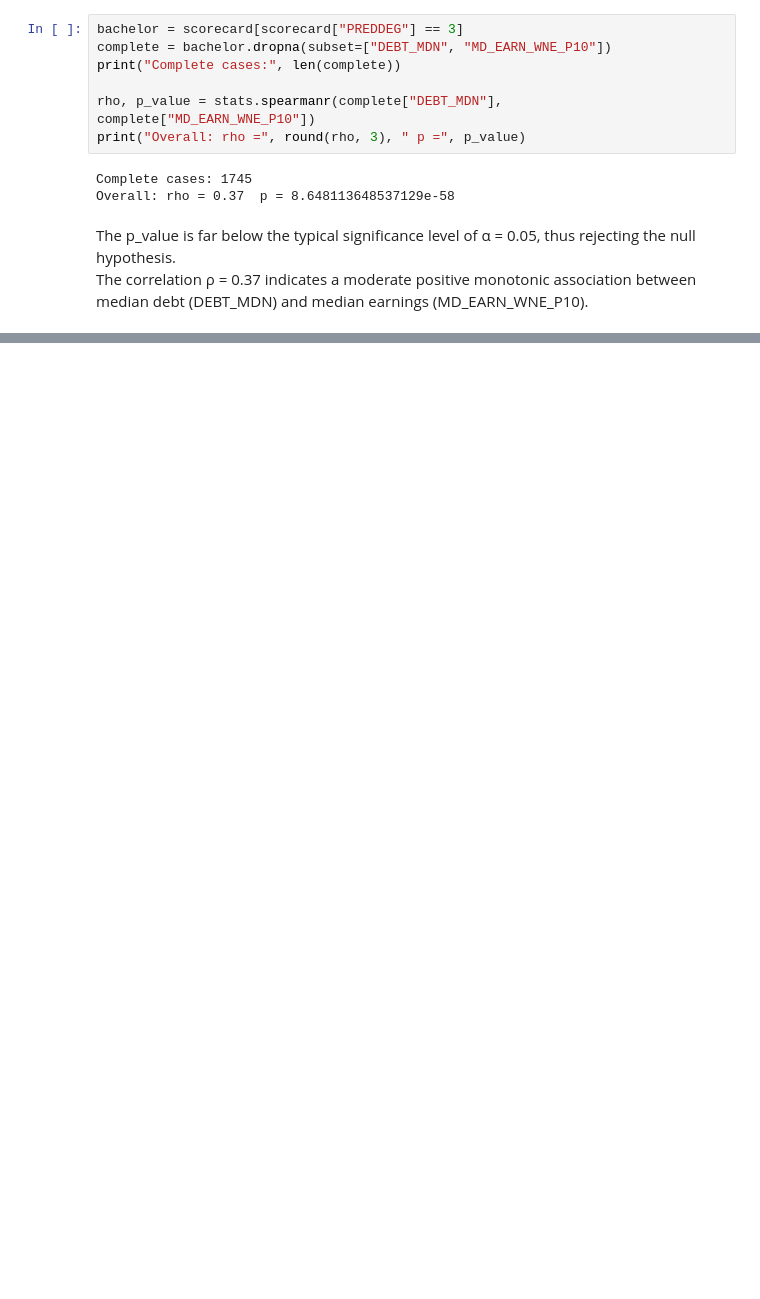
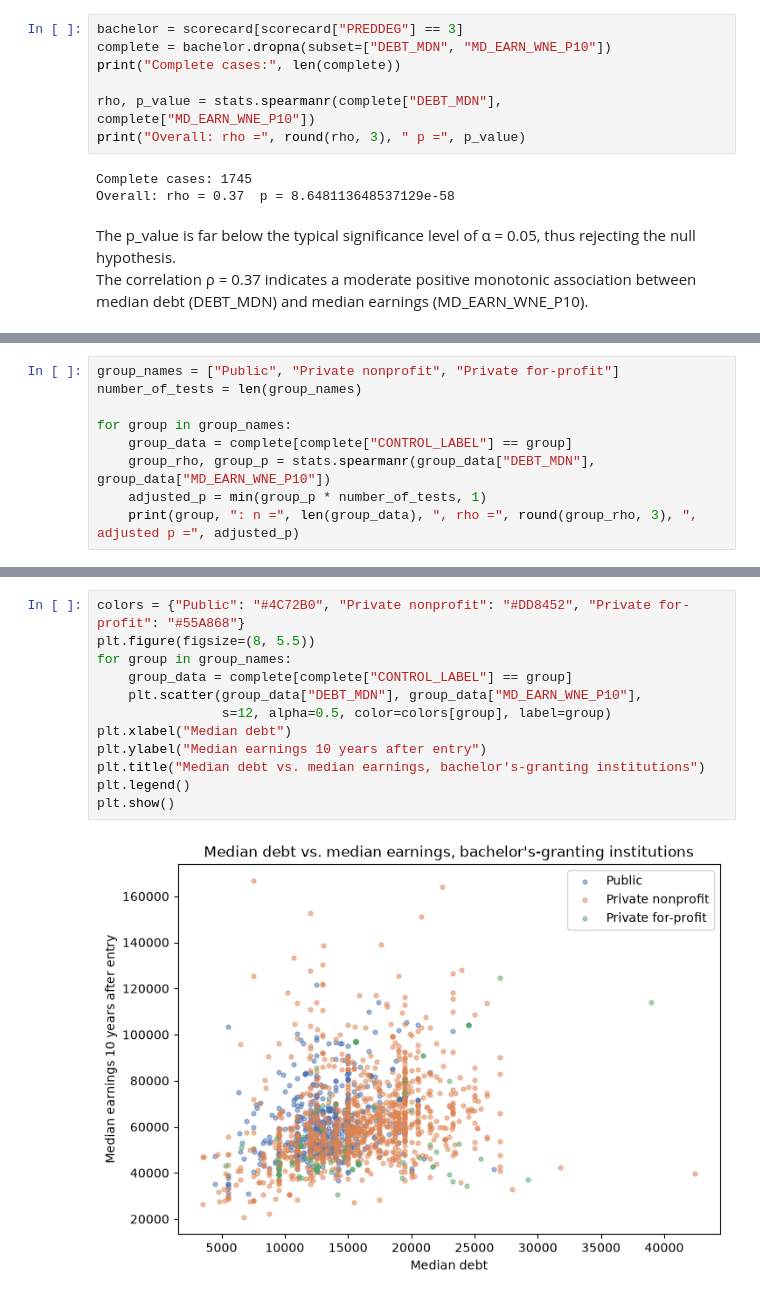
Before and after one commit to at-manos/CMSC320_Project, a Jupyter notebook: checkpoint2.ipynb, the cells around one changed output, grey strips where cells are left out. Drawn from its saved outputs; the diff is of its cells as text; blank space fills up the shorter version.

```diff
--- a/checkpoint2.ipynb
+++ b/checkpoint2.ipynb
@@ -93,0 +97,9 @@ The correlation ρ = 0.37 indicates a moderate positive monotonic association be
+# %%
+group_names = ["Public", "Private nonprofit", "Private for-profit"]
+number_of_tests = len(group_names)
+
+for group in group_names:
+    group_data = complete[complete["CONTROL_LABEL"] == group]
+    group_rho, group_p = stats.spearmanr(group_data["DEBT_MDN"], group_data["MD_EARN_WNE_P10"])
+    adjusted_p = min(group_p * number_of_tests, 1)
+    print(group, ": n =", len(group_data), ", rho =", round(group_rho, 3), ", adjusted p =", adjusted_p)
@@ -93,0 +114,14 @@ The correlation ρ = 0.37 indicates a moderate positive monotonic association be
+# %%
+colors = {"Public": "#4C72B0", "Private nonprofit": "#DD8452", "Private for-profit": "#55A868"}
+plt.figure(figsize=(8, 5.5))
+for group in group_names:
+    group_data = complete[complete["CONTROL_LABEL"] == group]
+    plt.scatter(group_data["DEBT_MDN"], group_data["MD_EARN_WNE_P10"],
+                s=12, alpha=0.5, color=colors[group], label=group)
+plt.xlabel("Median debt")
+plt.ylabel("Median earnings 10 years after entry")
+plt.title("Median debt vs. median earnings, bachelor's-granting institutions")
+plt.legend()
+plt.show()
+# %% [output]
+[figure, added]
```
Also changed, not shown: parts of 4 cells of this notebook.
